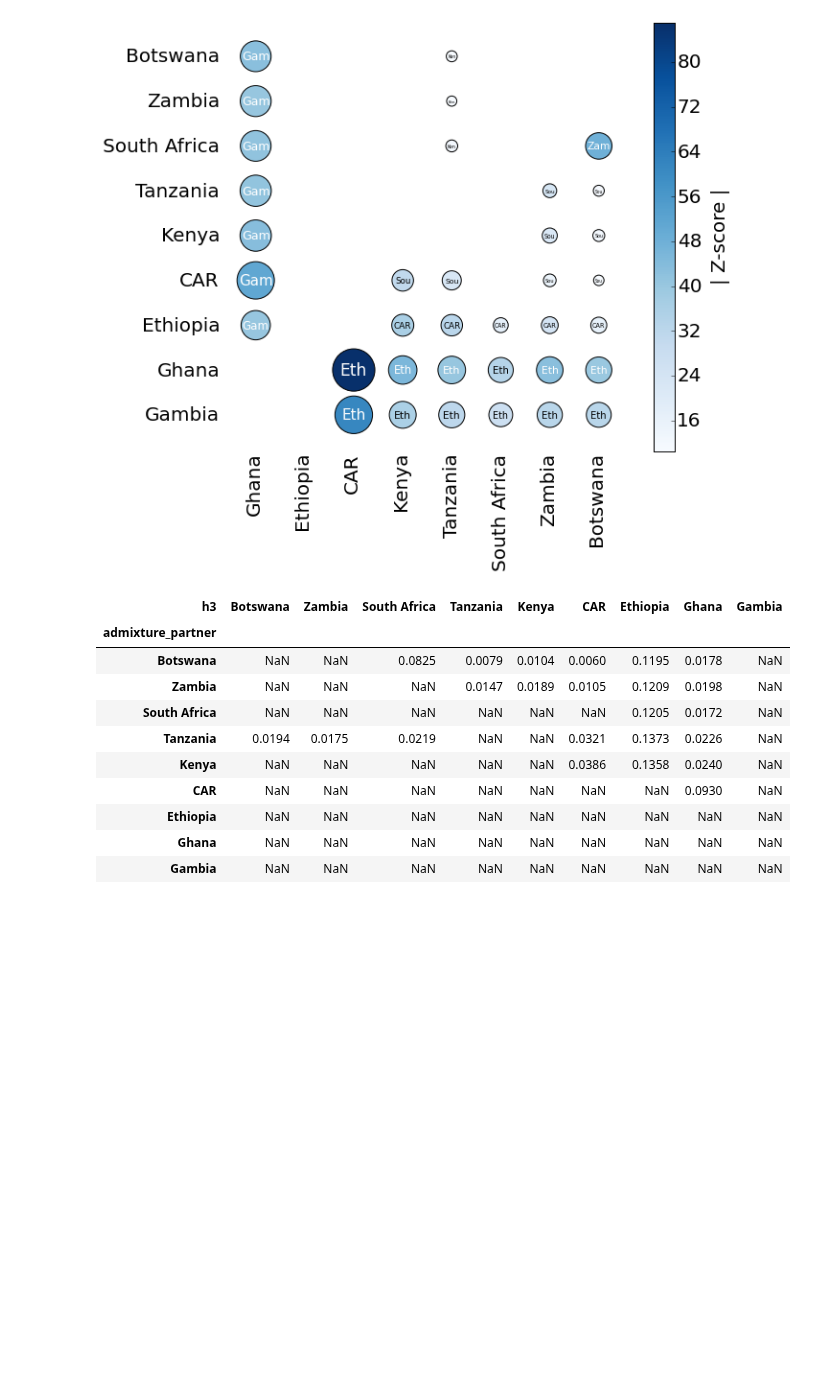
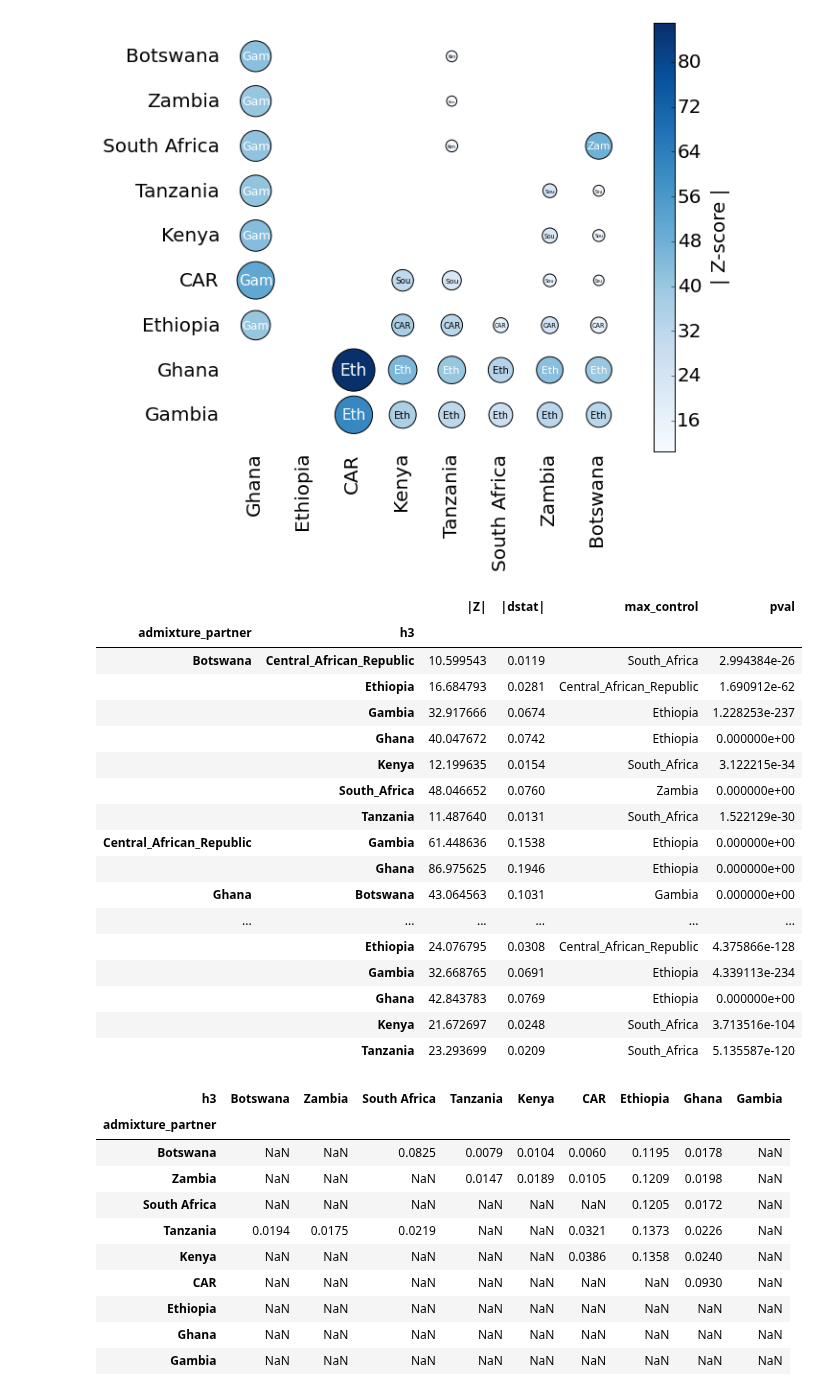
Before and after one commit to peterdfields/hs_vervet, a Jupyter notebook: notebooks/20160330_163_UG_admixtools.ipynb, the cells around one changed output. Cells and saved outputs as stored; diff of their text form; code cells hidden in the pictures; blank space fills up the shorter version.

```diff
--- a/notebooks/20160330_163_UG_admixtools.ipynb
+++ b/notebooks/20160330_163_UG_admixtools.ipynb
@@ -725,3 +725,26 @@ ax.tick_params(axis=u'both', which=u'both',length=0)
 #plt.savefig(jn(manuscript_dir2,"images","abba_baba_overview.svg"),bbox_inches='tight',legend=False,transparent=True)
 # %% [output]
 [figure]
+# %%
+gene_flow['pval'] = scipy.stats.norm.sf(gene_flow['|Z|'])*2
+# %%
+gene_flow
+# %% [output]
+|  |  | |Z| | |dstat| | max_control | pval |
+| admixture_partner | h3 |  |  |  |  |
+| Botswana | Central_African_Republic | 10.599543 | 0.0119 | South_Africa | 2.994384e-26 |
+|  | Ethiopia | 16.684793 | 0.0281 | Central_African_Republic | 1.690912e-62 |
+|  | Gambia | 32.917666 | 0.0674 | Ethiopia | 1.228253e-237 |
+|  | Ghana | 40.047672 | 0.0742 | Ethiopia | 0.000000e+00 |
+|  | Kenya | 12.199635 | 0.0154 | South_Africa | 3.122215e-34 |
+|  | South_Africa | 48.046652 | 0.0760 | Zambia | 0.000000e+00 |
+|  | Tanzania | 11.487640 | 0.0131 | South_Africa | 1.522129e-30 |
+| Central_African_Republic | Gambia | 61.448636 | 0.1538 | Ethiopia | 0.000000e+00 |
+|  | Ghana | 86.975625 | 0.1946 | Ethiopia | 0.000000e+00 |
+| Ghana | Botswana | 43.064563 | 0.1031 | Gambia | 0.000000e+00 |
+| ... | ... | ... | ... | ... | ... |
+|  | Ethiopia | 24.076795 | 0.0308 | Central_African_Republic | 4.375866e-128 |
+|  | Gambia | 32.668765 | 0.0691 | Ethiopia | 4.339113e-234 |
+|  | Ghana | 42.843783 | 0.0769 | Ethiopia | 0.000000e+00 |
+|  | Kenya | 21.672697 | 0.0248 | South_Africa | 3.713516e-104 |
+|  | Tanzania | 23.293699 | 0.0209 | South_Africa | 5.135587e-120 |
```
Also changed, not shown: parts of 1 cell of this notebook, 2 other files.
